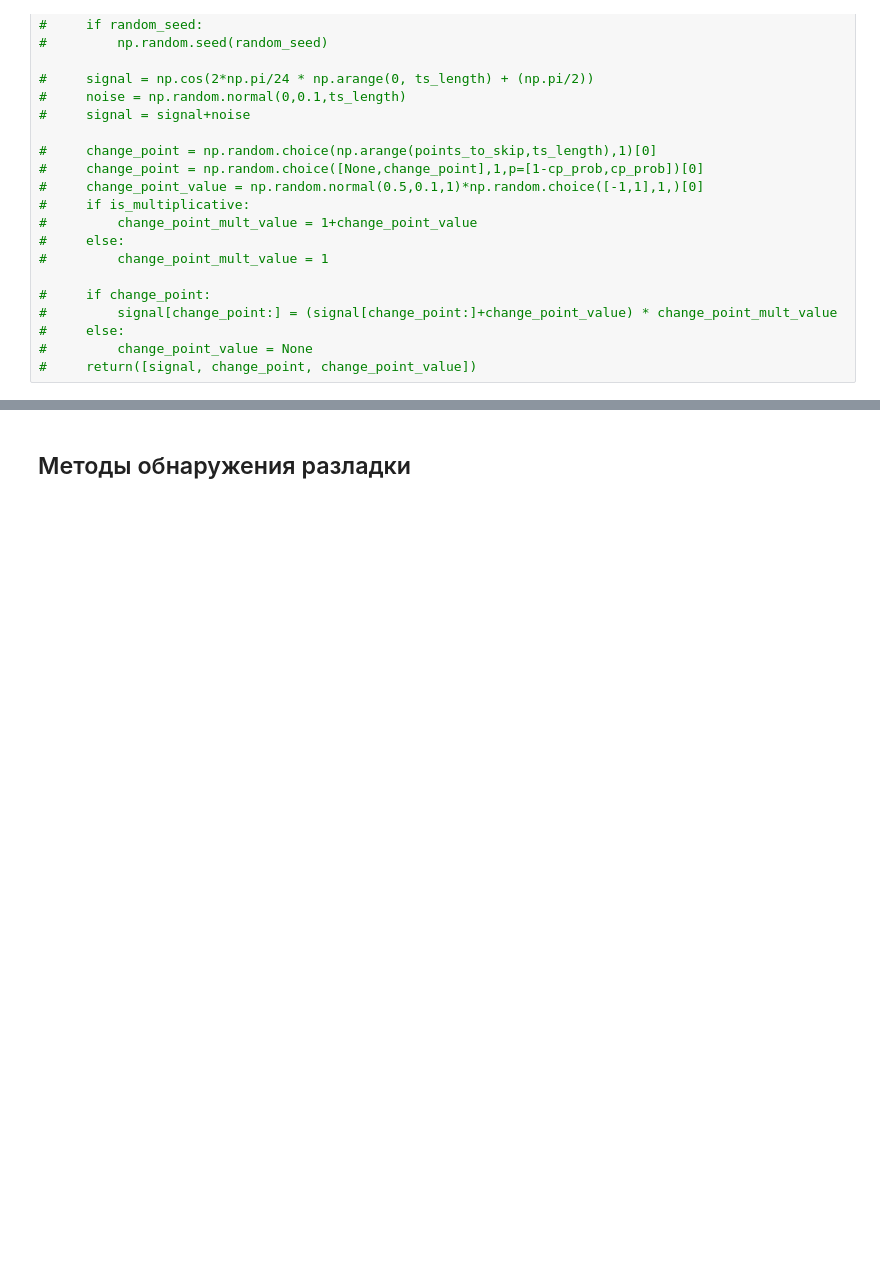
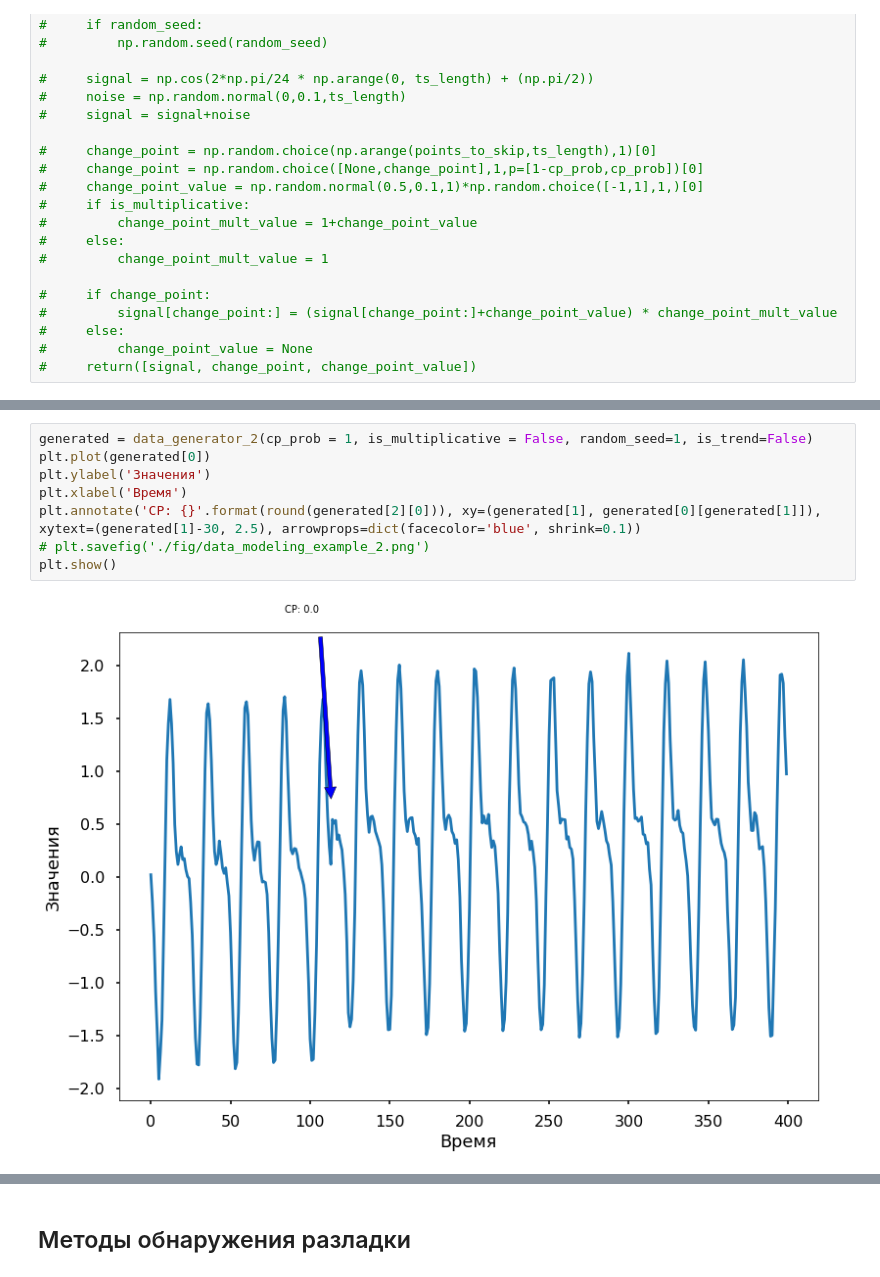
Before and after one commit to Klimmy/nir-ssa, a Jupyter notebook: 3rd semester/Data generating.ipynb, the cells around one changed output, grey strips where cells are left out. Cells and saved outputs as stored; diff of their text form; blank space fills up the shorter version.

```diff
--- a/3rd semester/Data generating.ipynb
+++ b/3rd semester/Data generating.ipynb
@@ -68,0 +180,10 @@ plt.show()
+# %%
+generated = data_generator_2(cp_prob = 1, is_multiplicative = False, random_seed=1, is_trend=False)
+plt.plot(generated[0])
+plt.ylabel('Значения')
+plt.xlabel('Время')
+plt.annotate('CP: {}'.format(round(generated[2][0])), xy=(generated[1], generated[0][generated[1]]), xytext=(generated[1]-30, 2.5), arrowprops=dict(facecolor='blue', shrink=0.1))
+# plt.savefig('./fig/data_modeling_example_2.png')
+plt.show()
+# %% [output]
+[figure, added]
```
Also changed, not shown: parts of 17 cells of this notebook.
